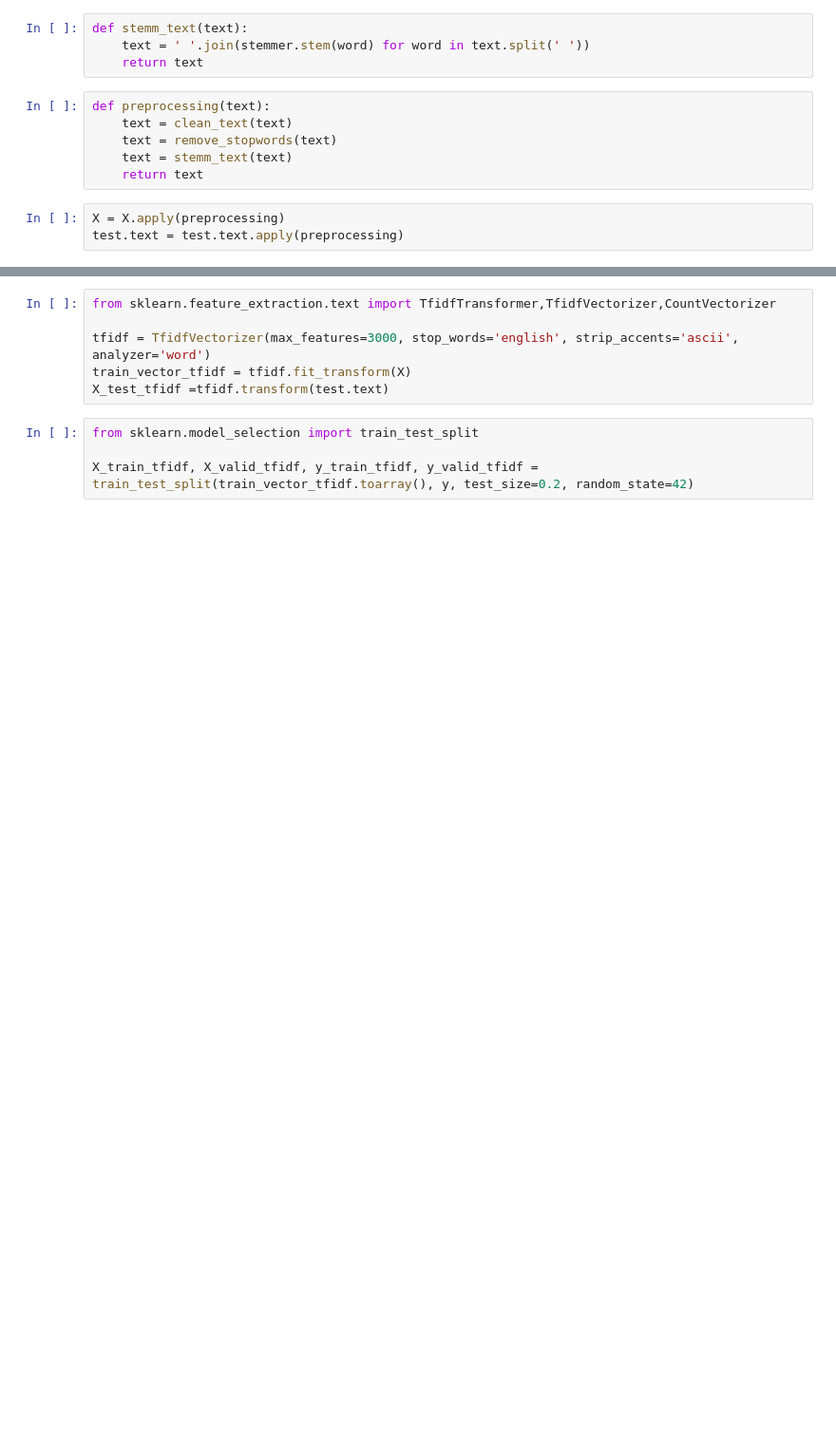
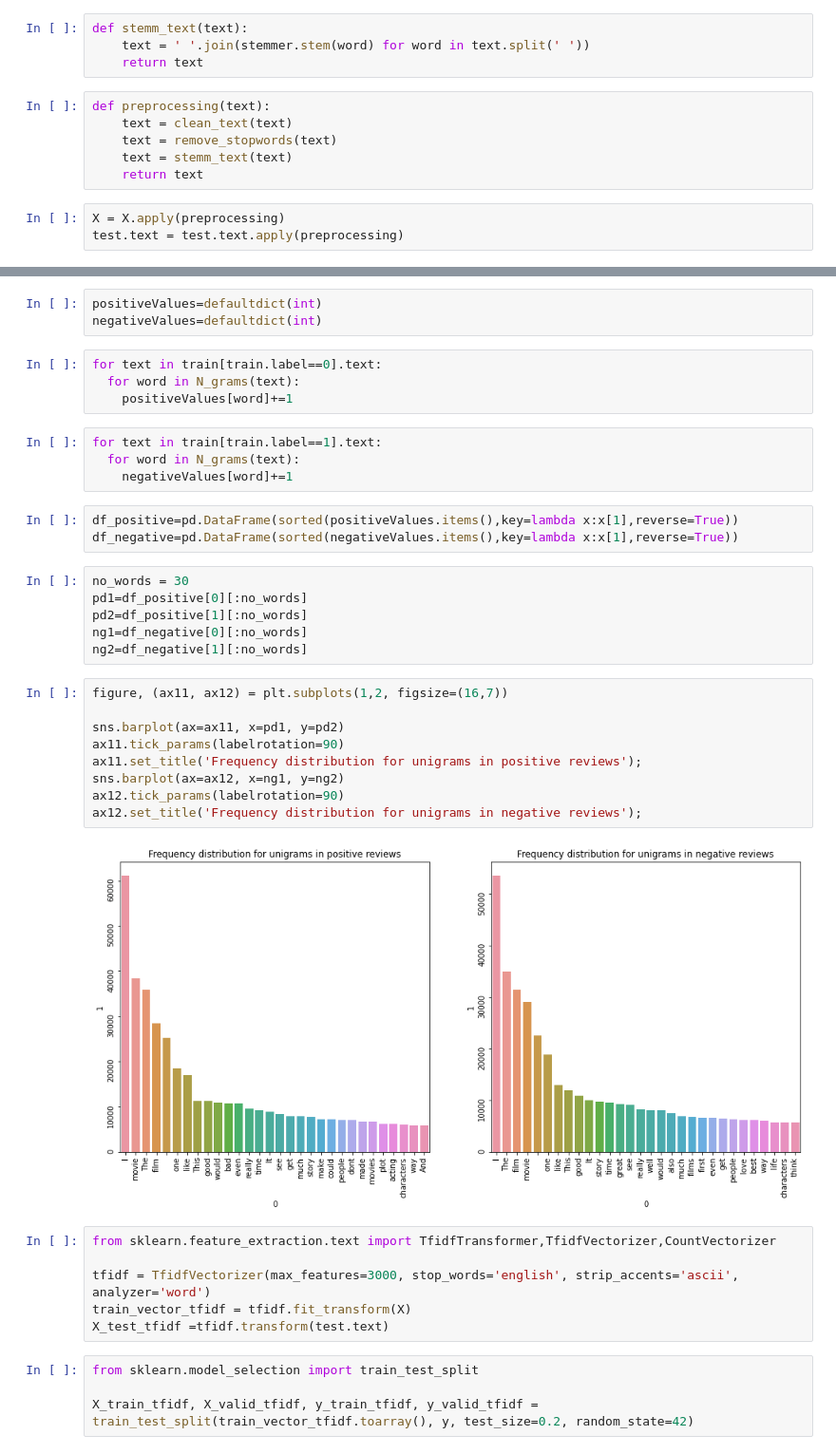
Before and after one commit to Mounice97/Portfolio, a Jupyter notebook: Competition_NLP_Movie_Review/competition-nlp_movie_review.ipynb, the cells around one changed output, grey strips where cells are left out. Shown at 95% size. Cells and saved outputs as stored; diff of their text form; blank space fills up the shorter version.

```diff
--- a/Competition_NLP_Movie_Review/competition-nlp_movie_review.ipynb
+++ b/Competition_NLP_Movie_Review/competition-nlp_movie_review.ipynb
@@ -119,3 +159,34 @@ test.text = test.text.apply(preprocessing)
+# %%
+positiveValues=defaultdict(int)
+negativeValues=defaultdict(int)
+# %%
+for text in train[train.label==0].text:
+  for word in N_grams(text):
+    positiveValues[word]+=1
+# %%
+for text in train[train.label==1].text:
+  for word in N_grams(text):
+    negativeValues[word]+=1
+# %%
+df_positive=pd.DataFrame(sorted(positiveValues.items(),key=lambda x:x[1],reverse=True))
+df_negative=pd.DataFrame(sorted(negativeValues.items(),key=lambda x:x[1],reverse=True))
+# %%
+no_words = 30
+pd1=df_positive[0][:no_words]
+pd2=df_positive[1][:no_words]
+ng1=df_negative[0][:no_words]
+ng2=df_negative[1][:no_words]
+# %%
+figure, (ax11, ax12) = plt.subplots(1,2, figsize=(16,7))
+
+sns.barplot(ax=ax11, x=pd1, y=pd2)
+ax11.tick_params(labelrotation=90)
+ax11.set_title('Frequency distribution for unigrams in positive reviews');
+sns.barplot(ax=ax12, x=ng1, y=ng2)
+ax12.tick_params(labelrotation=90)
+ax12.set_title('Frequency distribution for unigrams in negative reviews');
+# %% [output]
+[figure, added]
 # %%
 from sklearn.feature_extraction.text import TfidfTransformer,TfidfVectorizer,CountVectorizer
 
```
Also changed, not shown: parts of 13 cells of this notebook, 4 other files.
